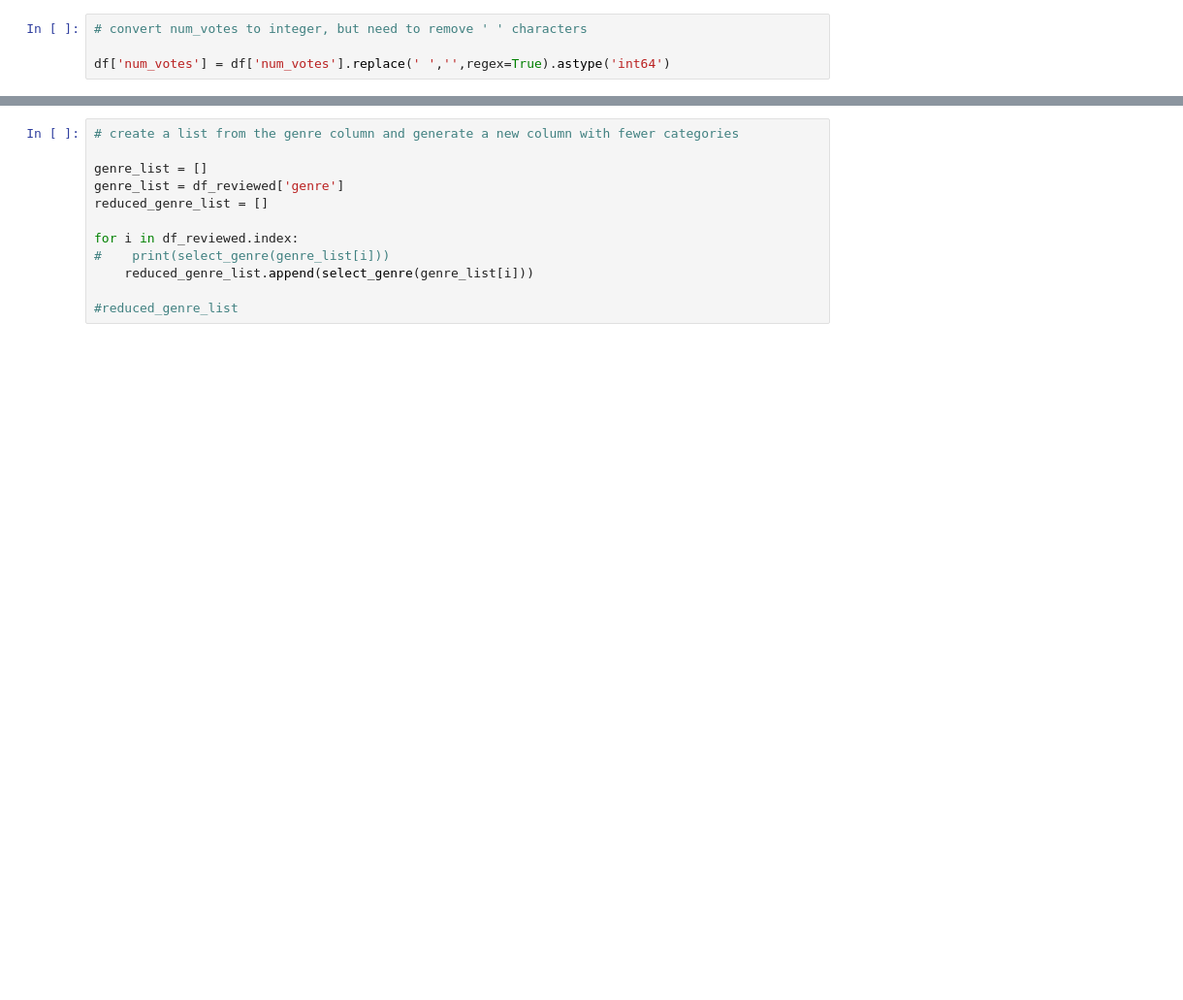
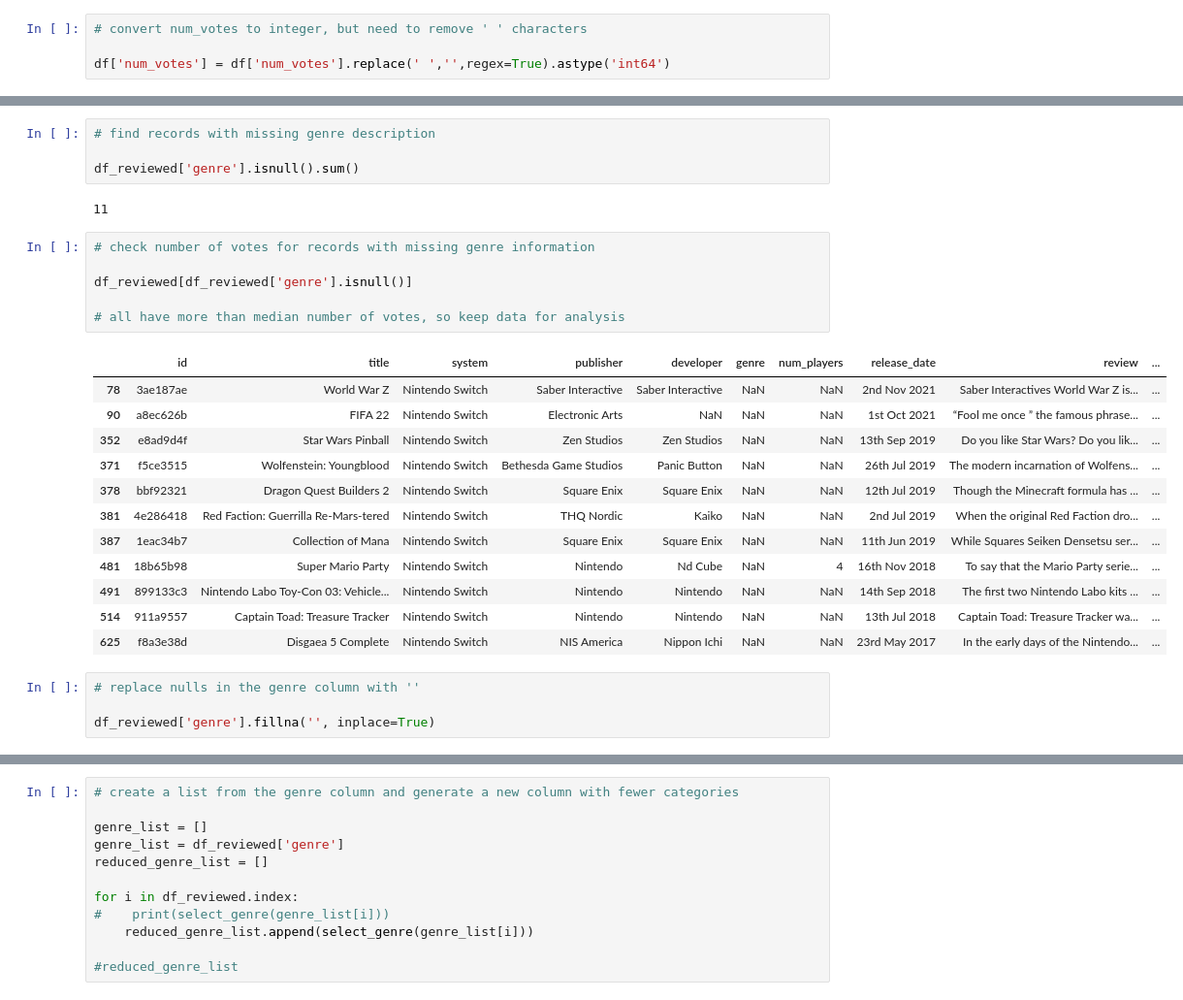
Before and after one commit to chadcroberts/PortfolioProject, a Jupyter notebook: nintendo_games.ipynb, the cells around one changed output, grey strips where cells are left out. Shown: that part at 97% size. Cells and saved outputs as stored; diff of their text form; blank space fills up the shorter version.

```diff
--- a/nintendo_games.ipynb
+++ b/nintendo_games.ipynb
@@ -152,0 +112,29 @@ def select_genre(genre_in):
+# %%
+# find records with missing genre description
+
+df_reviewed['genre'].isnull().sum()
+# %% [output]
+11
+# %%
+# check number of votes for records with missing genre information
+
+df_reviewed[df_reviewed['genre'].isnull()]
+
+# all have more than median number of votes, so keep data for analysis
+# %% [output]
+|  | id | title | system | publisher | developer | genre | num_players | release_date | review | ... |
+| 78 | 3ae187ae | World War Z | Nintendo Switch | Saber Interactive | Saber Interactive | NaN | NaN | 2nd Nov 2021 | Saber Interactives World War Z is... | ... |
+| 90 | a8ec626b | FIFA 22 | Nintendo Switch | Electronic Arts | NaN | NaN | NaN | 1st Oct 2021 | “Fool me once ” the famous phrase... | ... |
+| 352 | e8ad9d4f | Star Wars Pinball | Nintendo Switch | Zen Studios | Zen Studios | NaN | NaN | 13th Sep 2019 | Do you like Star Wars? Do you lik... | ... |
+| 371 | f5ce3515 | Wolfenstein: Youngblood | Nintendo Switch | Bethesda Game Studios | Panic Button | NaN | NaN | 26th Jul 2019 | The modern incarnation of Wolfens... | ... |
+| 378 | bbf92321 | Dragon Quest Builders 2 | Nintendo Switch | Square Enix | Square Enix | NaN | NaN | 12th Jul 2019 | Though the Minecraft formula has ... | ... |
+| 381 | 4e286418 | Red Faction: Guerrilla Re-Mars-tered | Nintendo Switch | THQ Nordic | Kaiko | NaN | NaN | 2nd Jul 2019 | When the original Red Faction dro... | ... |
+| 387 | 1eac34b7 | Collection of Mana | Nintendo Switch | Square Enix | Square Enix | NaN | NaN | 11th Jun 2019 | While Squares Seiken Densetsu ser... | ... |
+| 481 | 18b65b98 | Super Mario Party | Nintendo Switch | Nintendo | Nd Cube | NaN | 4 | 16th Nov 2018 | To say that the Mario Party serie... | ... |
+| 491 | 899133c3 | Nintendo Labo Toy-Con 03: Vehicle... | Nintendo Switch | Nintendo | Nintendo | NaN | NaN | 14th Sep 2018 | The first two Nintendo Labo kits ... | ... |
+| 514 | 911a9557 | Captain Toad: Treasure Tracker | Nintendo Switch | Nintendo | Nintendo | NaN | NaN | 13th Jul 2018 | Captain Toad: Treasure Tracker wa... | ... |
+| 625 | f8a3e38d | Disgaea 5 Complete | Nintendo Switch | NIS America | Nippon Ichi | NaN | NaN | 23rd May 2017 | In the early days of the Nintendo... | ... |
+# %%
+# replace nulls in the genre column with ''
+
+df_reviewed['genre'].fillna('', inplace=True)
```
Also changed, not shown: parts of 53 cells of this notebook.
